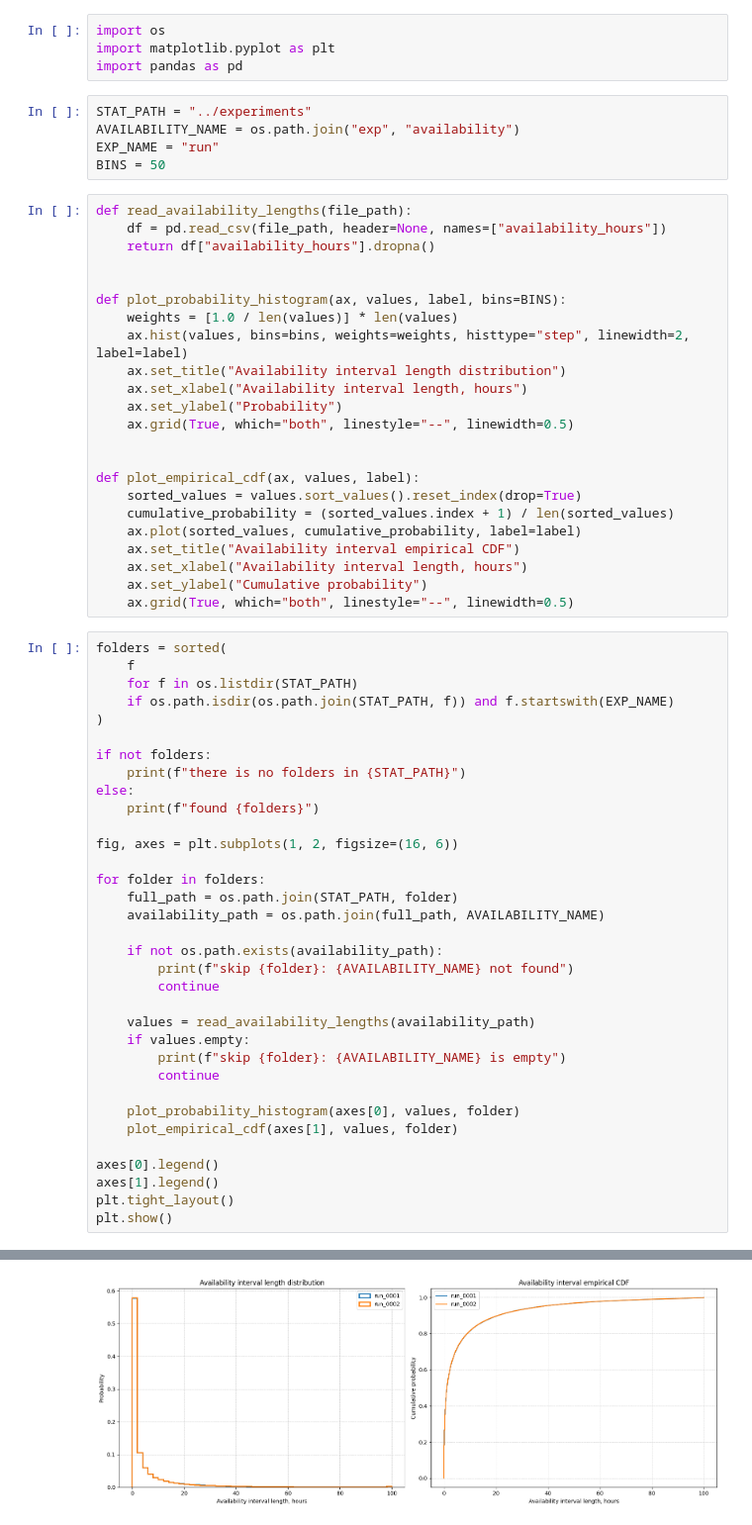
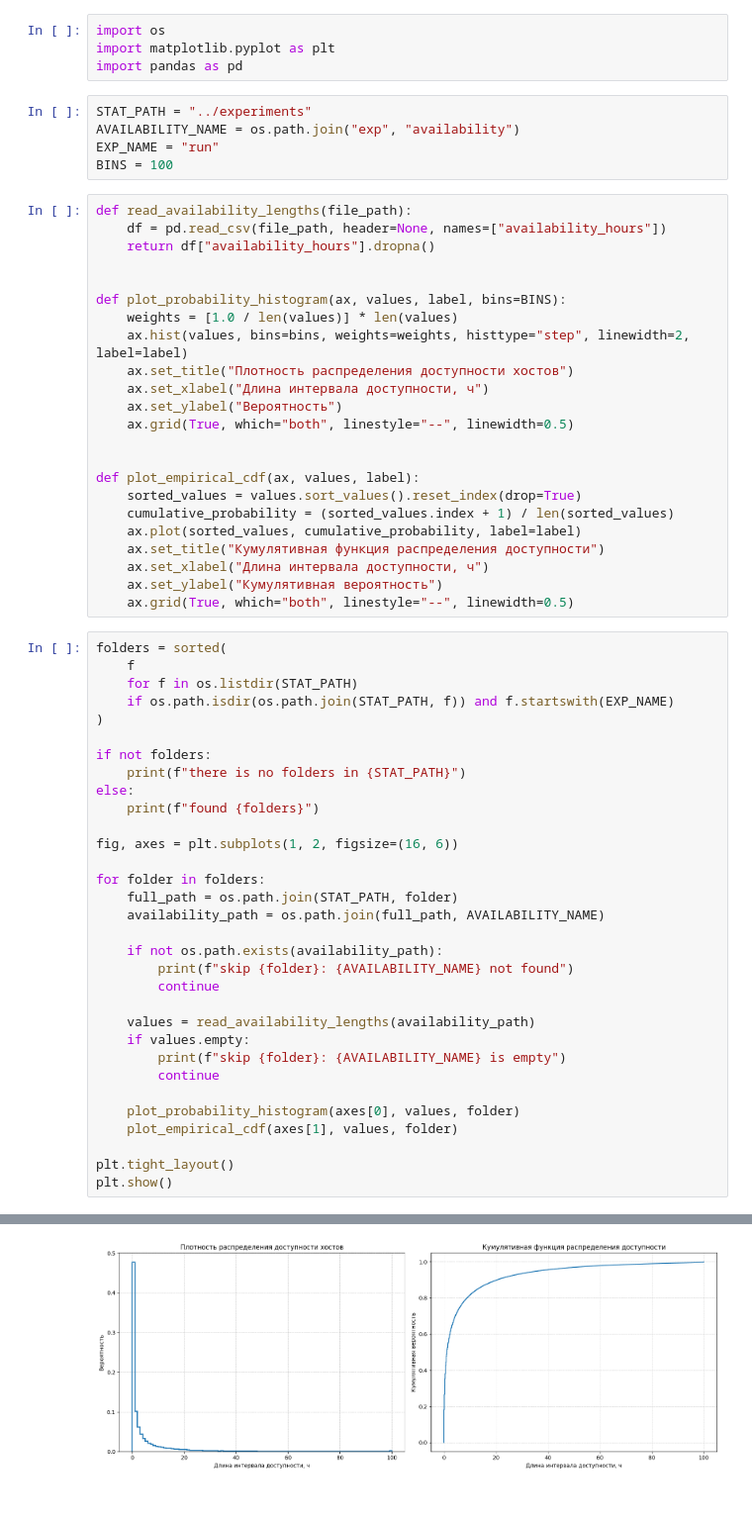
Before and after one commit to L4dno/combos, a Jupyter notebook: Analytics/availability_length.ipynb, the cells around one changed output, grey strips where cells are left out. Shown at 99% size. Saved outputs shown, nothing was run; the diff lists cells and outputs as text.

Commit message:
changed titles to russian

```diff
--- a/Analytics/availability_length.ipynb
+++ b/Analytics/availability_length.ipynb
@@ -6,7 +6,7 @@ import pandas as pd
 STAT_PATH = "../experiments"
 AVAILABILITY_NAME = os.path.join("exp", "availability")
 EXP_NAME = "run"
-BINS = 50
+BINS = 100
 # %%
 def read_availability_lengths(file_path):
     df = pd.read_csv(file_path, header=None, names=["availability_hours"])
@@ -16,9 +16,9 @@ def read_availability_lengths(file_path):
 def plot_probability_histogram(ax, values, label, bins=BINS):
     weights = [1.0 / len(values)] * len(values)
     ax.hist(values, bins=bins, weights=weights, histtype="step", linewidth=2, label=label)
-    ax.set_title("Availability interval length distribution")
-    ax.set_xlabel("Availability interval length, hours")
-    ax.set_ylabel("Probability")
+    ax.set_title("Плотность распределения доступности хостов")
+    ax.set_xlabel("Длина интервала доступности, ч")
+    ax.set_ylabel("Вероятность")
     ax.grid(True, which="both", linestyle="--", linewidth=0.5)
 
 
@@ -26,9 +26,9 @@ def plot_empirical_cdf(ax, values, label):
     sorted_values = values.sort_values().reset_index(drop=True)
     cumulative_probability = (sorted_values.index + 1) / len(sorted_values)
     ax.plot(sorted_values, cumulative_probability, label=label)
-    ax.set_title("Availability interval empirical CDF")
-    ax.set_xlabel("Availability interval length, hours")
-    ax.set_ylabel("Cumulative probability")
+    ax.set_title("Кумулятивная функция распределения доступности")
+    ax.set_xlabel("Длина интервала доступности, ч")
+    ax.set_ylabel("Кумулятивная вероятность")
     ax.grid(True, which="both", linestyle="--", linewidth=0.5)
 # %%
 folders = sorted(
@@ -60,8 +60,6 @@ for folder in folders:
     plot_probability_histogram(axes[0], values, folder)
     plot_empirical_cdf(axes[1], values, folder)
 
-axes[0].legend()
-axes[1].legend()
 plt.tight_layout()
 plt.show()
 # %% [output]
@@ -69 +67 @@ found ['run_0001', 'run_0002']
-[figure, old version]
+[figure, new version]
```
Also changed, not shown: parts of 1 cell of this notebook, 4 other files.
